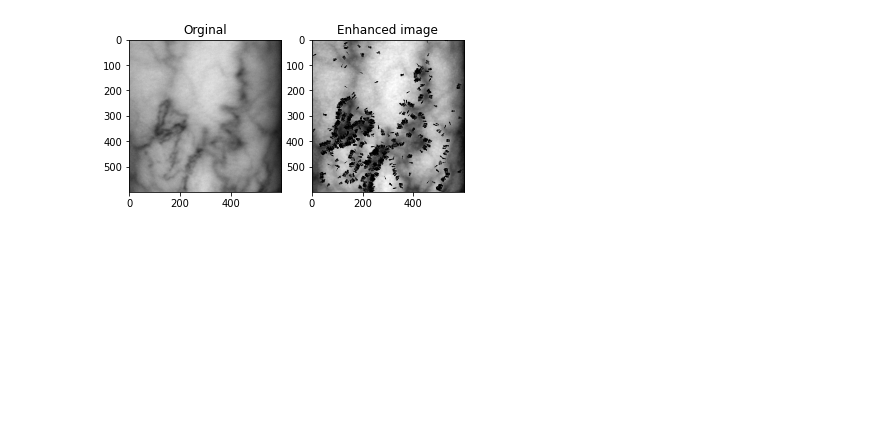
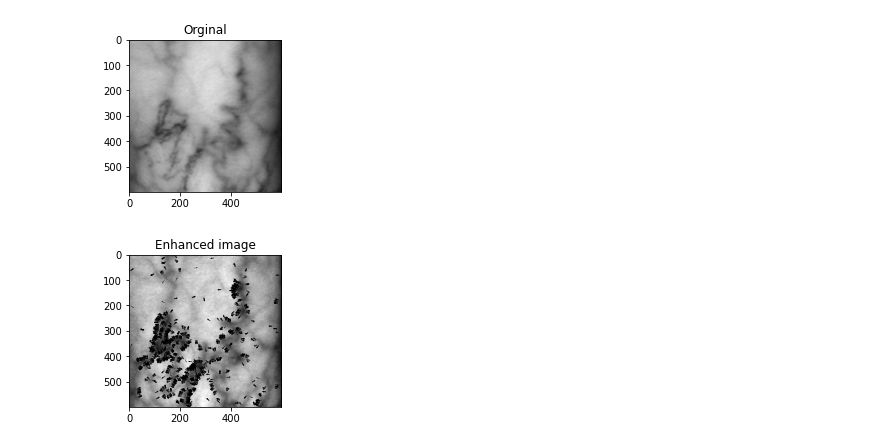
Before and after one commit to nestorojeda/VeinSegmentation, a Jupyter notebook: enhance.ipynb, the cells around one changed output. Saved outputs shown, nothing was run; the diff lists cells and outputs as text; code cells hidden in the pictures; blank space fills up the shorter version.

```diff
--- a/enhance.ipynb
+++ b/enhance.ipynb
@@ -66,16 +69,17 @@ Processing time:  6.759839057922363
 # %%
 fig = plt.figure()
-
 f1 = fig.add_subplot(1, 2, 1)
 imgplot = plt.imshow(zoom, cmap="gray")
 imgplot = plt.quiver(edges.x, edges.y, edges.nx, -edges.ny, scale=40)
 f1.set_title("Orginal")
 
-f1 = fig.add_subplot(1, 2, 2)
+fig1 = plt.figure()
+f1 = fig1.add_subplot(1, 2, 1)
 imgplot = plt.imshow(enhanced, cmap="gray")
 imgplot = plt.quiver(edges_enhanced.x, edges_enhanced.y, edges_enhanced.nx, -edges_enhanced.ny, scale=40)
 f1.set_title("Enhanced image")
 
 plt.show()
 # %% [output]
-[figure, old version]
+[figure, new version]
+[figure, added]
```
Also changed, not shown: parts of 5 cells of this notebook, 3 other files.
